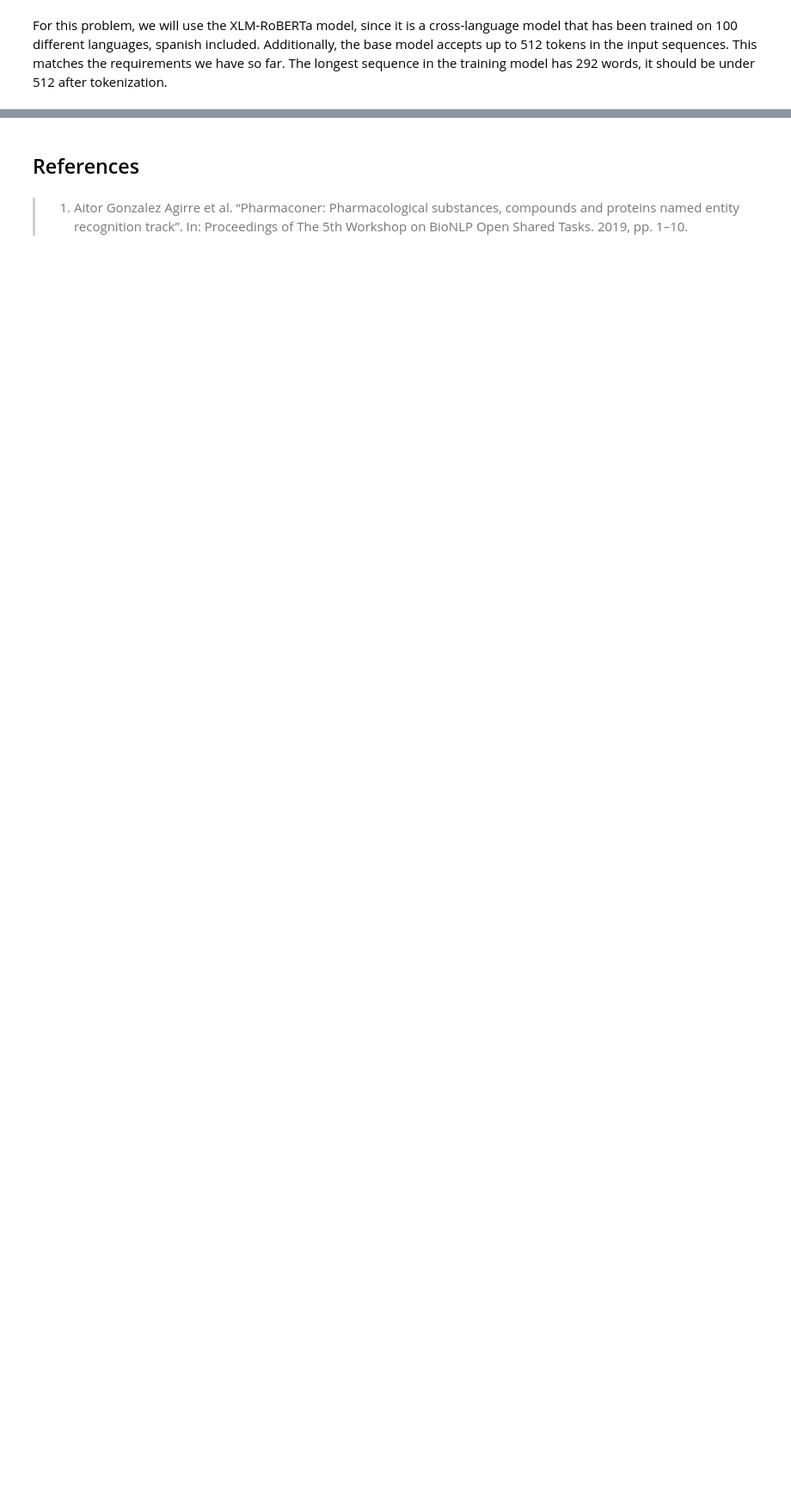
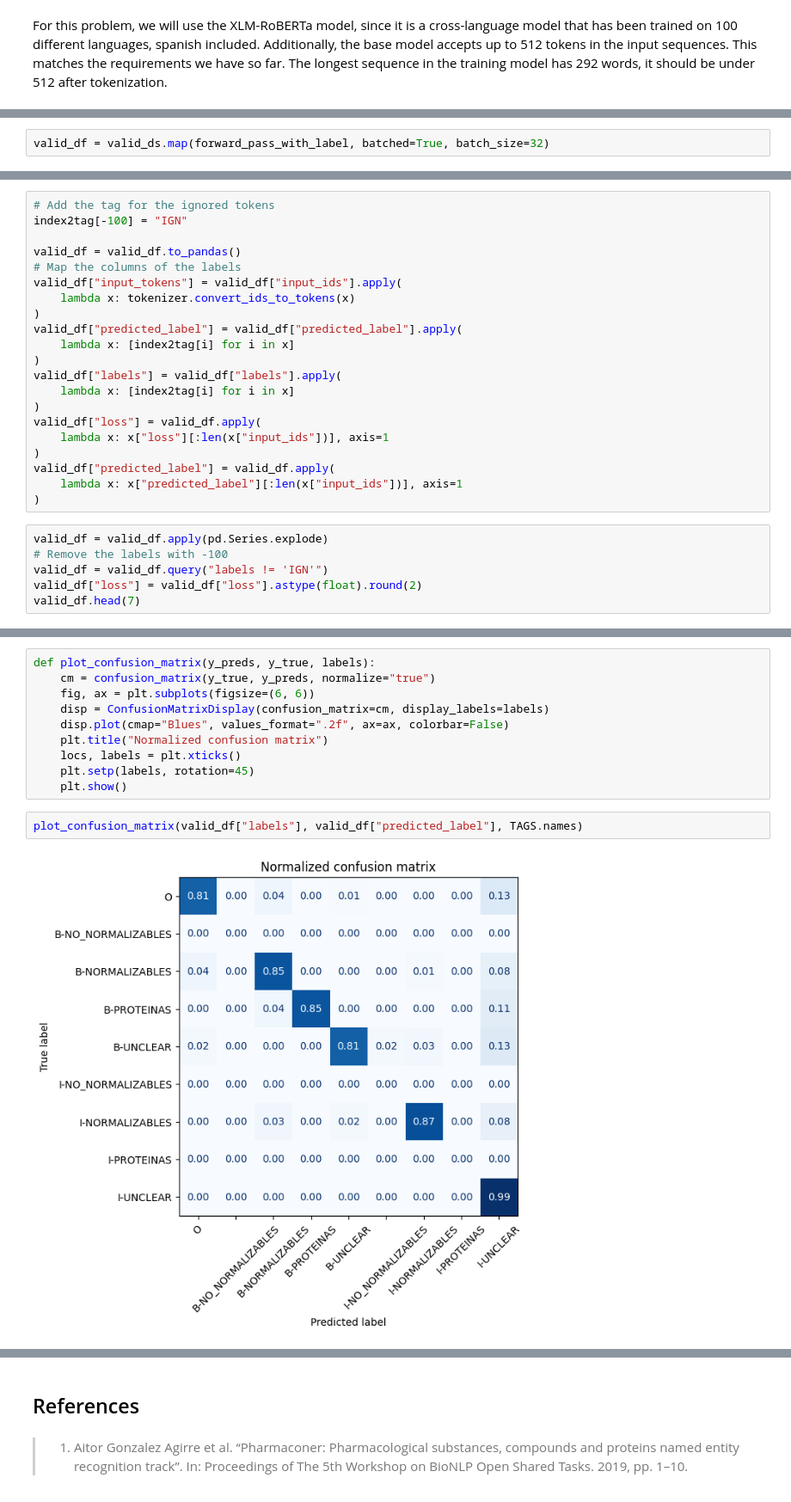
Before and after one commit to mmenendezg/Books, a Jupyter notebook: nlp-transformers/projects/4.token_classification_ner.ipynb, the cells around one changed output, grey strips where cells are left out. Shown at 86% size. Drawn from its saved outputs; the diff is of its cells as text; blank space fills up the shorter version.

Commit message:
Finish project for token classification: PharmaCoNER

```diff
--- a/nlp-transformers/projects/4.token_classification_ner.ipynb
+++ b/nlp-transformers/projects/4.token_classification_ner.ipynb
@@ -201,0 +423,2 @@ Dataset({
+# %%
+valid_df = valid_ds.map(forward_pass_with_label, batched=True, batch_size=32)
@@ -201,0 +427,27 @@ Dataset({
+# %%
+# Add the tag for the ignored tokens
+index2tag[-100] = "IGN"
+
+valid_df = valid_df.to_pandas()
+# Map the columns of the labels
+valid_df["input_tokens"] = valid_df["input_ids"].apply(
+    lambda x: tokenizer.convert_ids_to_tokens(x)
+)
+valid_df["predicted_label"] = valid_df["predicted_label"].apply(
+    lambda x: [index2tag[i] for i in x]
+)
+valid_df["labels"] = valid_df["labels"].apply(
+    lambda x: [index2tag[i] for i in x]
+)
+valid_df["loss"] = valid_df.apply(
+    lambda x: x["loss"][:len(x["input_ids"])], axis=1
+)
+valid_df["predicted_label"] = valid_df.apply(
+    lambda x: x["predicted_label"][:len(x["input_ids"])], axis=1
+)
+# %%
+valid_df = valid_df.apply(pd.Series.explode)
+# Remove the labels with -100
+valid_df = valid_df.query("labels != 'IGN'")
+valid_df["loss"] = valid_df["loss"].astype(float).round(2)
+valid_df.head(7)
@@ -201,0 +485,14 @@ Dataset({
+# %%
+def plot_confusion_matrix(y_preds, y_true, labels):
+    cm = confusion_matrix(y_true, y_preds, normalize="true")
+    fig, ax = plt.subplots(figsize=(6, 6))
+    disp = ConfusionMatrixDisplay(confusion_matrix=cm, display_labels=labels)
+    disp.plot(cmap="Blues", values_format=".2f", ax=ax, colorbar=False)
+    plt.title("Normalized confusion matrix")
+    locs, labels = plt.xticks()
+    plt.setp(labels, rotation=45)
+    plt.show()
+# %%
+plot_confusion_matrix(valid_df["labels"], valid_df["predicted_label"], TAGS.names)
+# %% [output]
+[figure, added]
```
Also changed, not shown: parts of 79 cells of this notebook, 2 other files.
